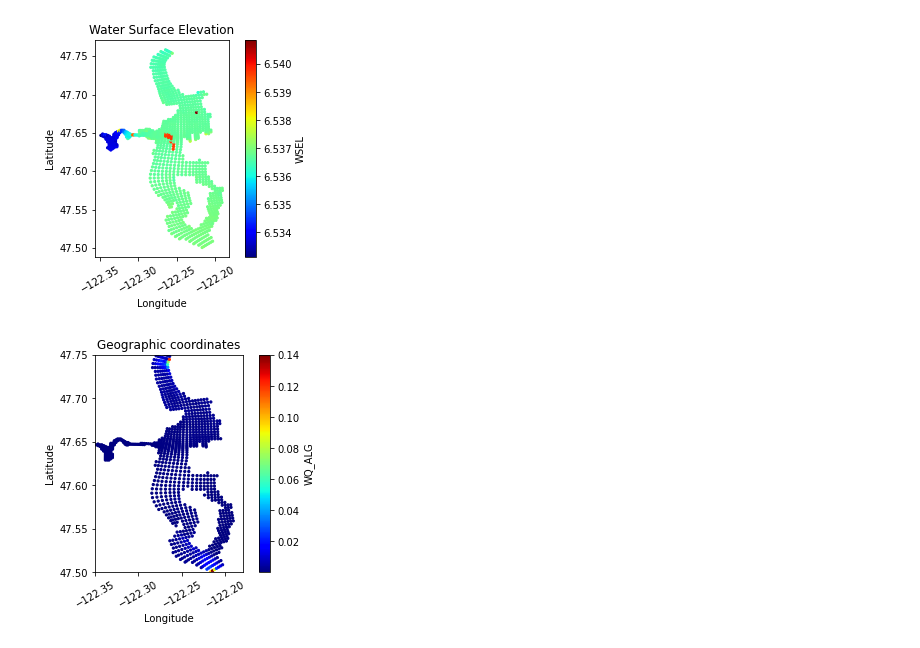
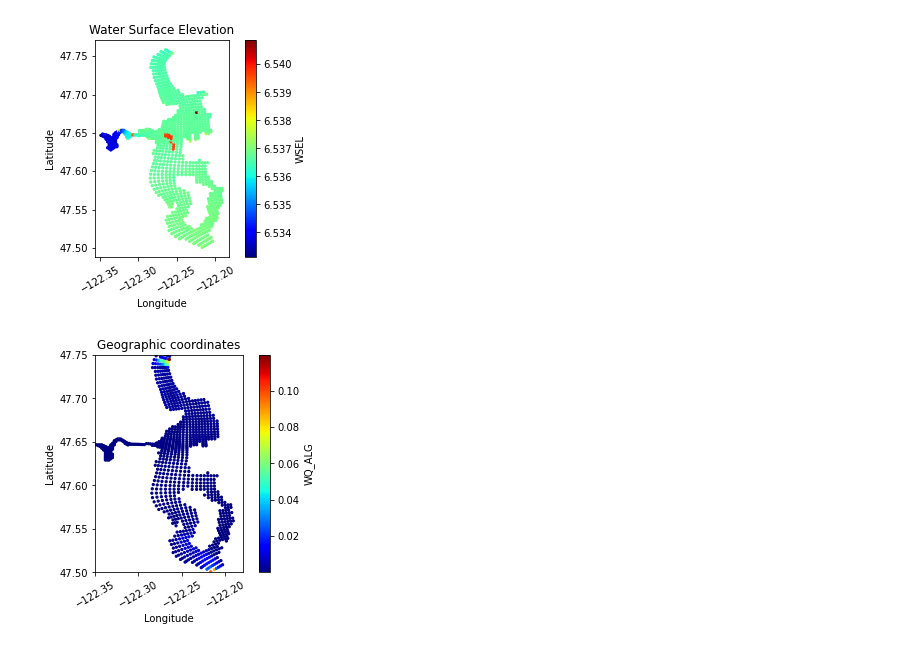
Before and after one commit to iscar-ucm/devs-bloom-public, a Jupyter notebook: reports/Segundo_AnalizaBodySim.ipynb, the cells around one changed output. Saved outputs shown, nothing was run; the diff lists cells and outputs as text; code cells hidden in the pictures.

```diff
--- a/reports/Segundo_AnalizaBodySim.ipynb
+++ b/reports/Segundo_AnalizaBodySim.ipynb
@@ -148,23 +148,23 @@ Text(0.5, 1.0, 'Water Surface Elevation')
 # %%
 # Plots una variable en un moemtio y una capa
 #import matplotlib.pyplot as plt
 #varname = 'WQ_O'
 #varname = 'WQ_N'
-#varname='WQ_ALG'
+varname='WQ_ALG'
 var= np.array(nc[varname])
 var[var== nc[varname].FillValue]=np.nan
 var[var==0] =np.nan
-myl=51
+myl=50
 #plt.figure(figsize=(4, 4), dpi=300)
 plt.xlim(-122.35,-122.18)
 plt.ylim(47.5,47.75)
 plt.scatter(lon,lat,c=var[myt,:,:,myl] , s=5, cmap=plt.cm.jet)
 cbar = plt.colorbar()
 plt.xlabel('Longitude'), plt.xticks(rotation=30)
 plt.ylabel('Latitude')
 cbar.set_label(varname)
 plt.title('Geographic coordinates')
 plt.gca().set_aspect('equal')
 plt.show()
 # %% [output]
-[figure, old version]
+[figure, new version]
```
Also changed, not shown: 2 other files.
